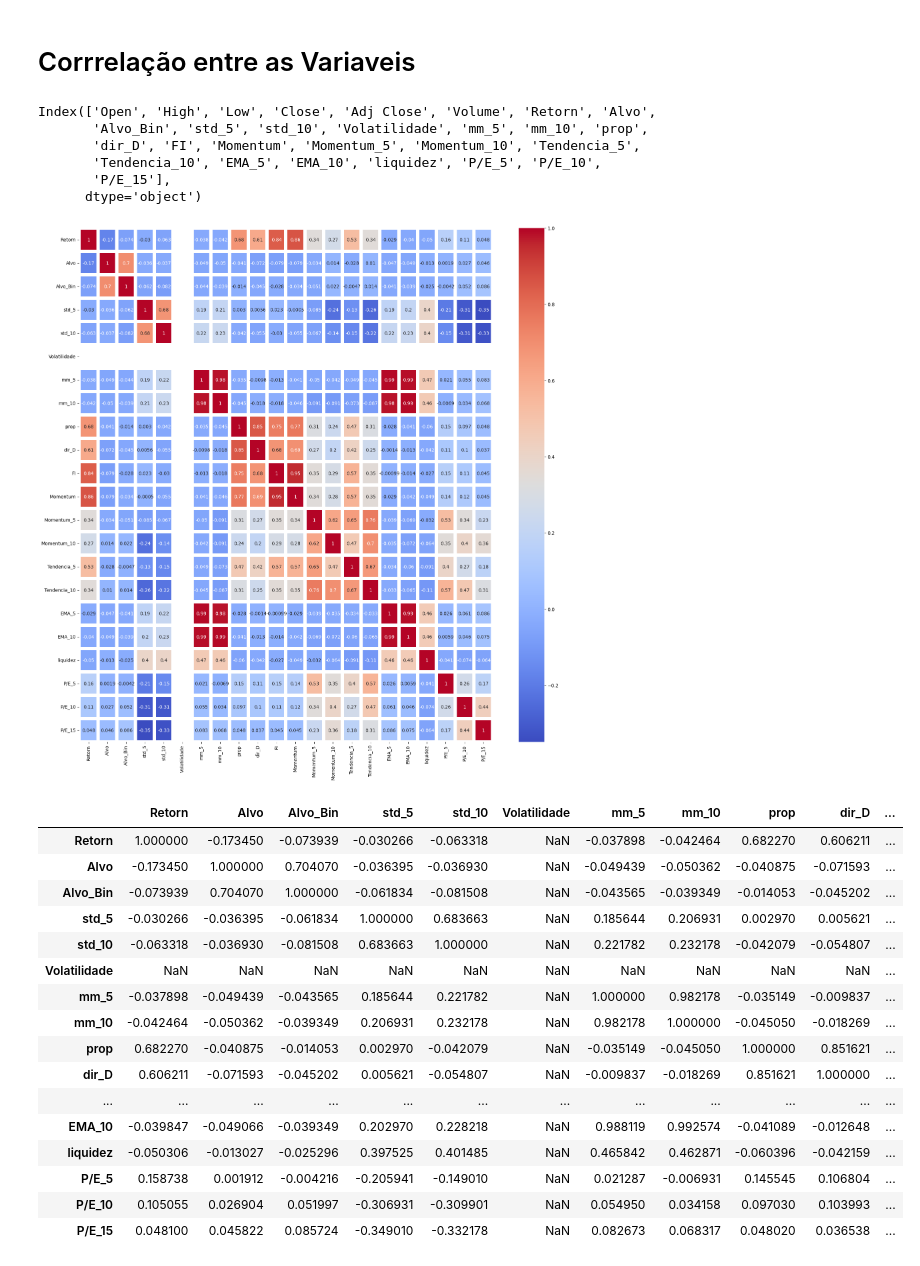
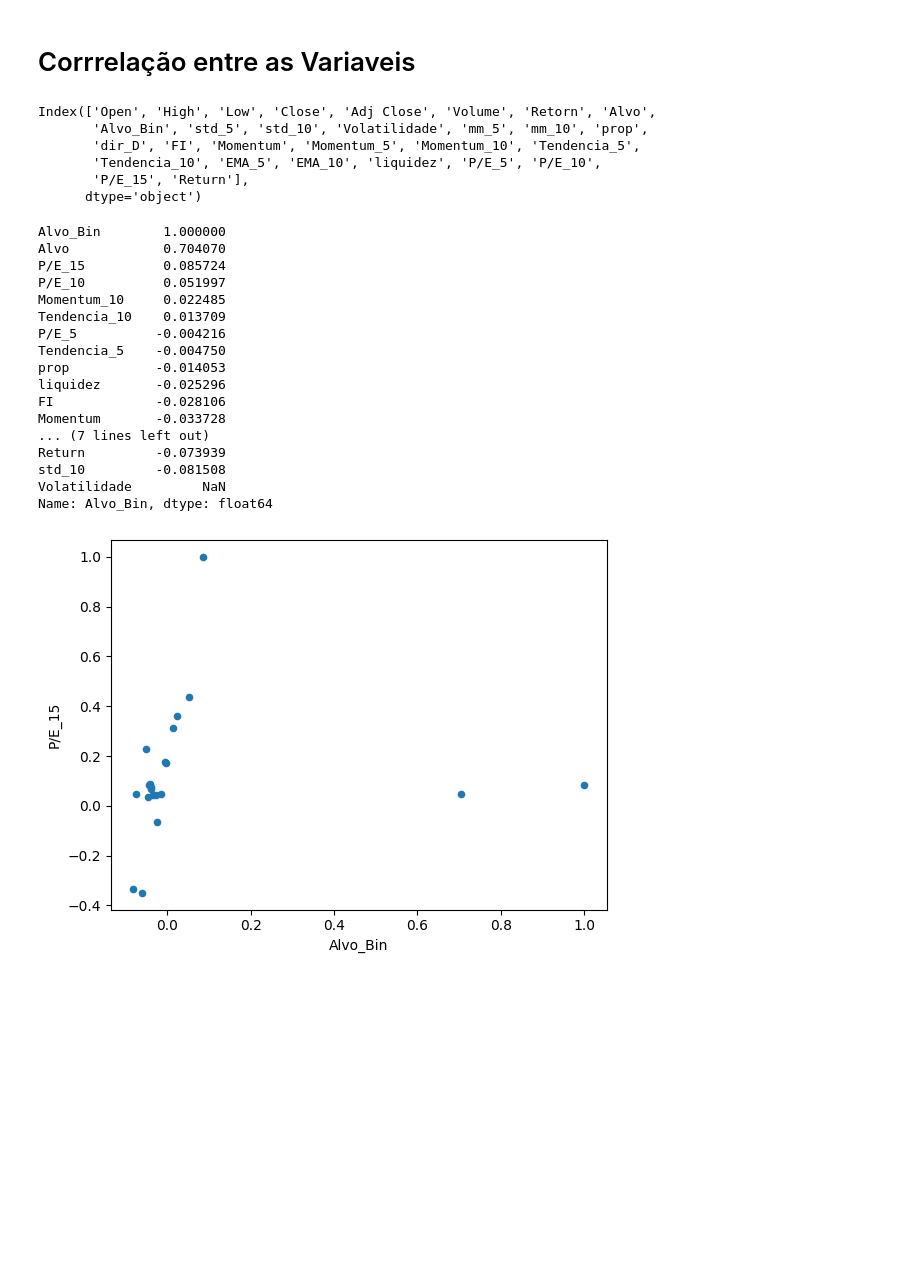
Before and after one commit to marcoswell/Python-Quantitative-Finance, a Jupyter notebook: creating_variables.ipynb, the cells around one changed output. Drawn from its saved outputs; the diff is of its cells as text; code cells hidden in the pictures; blank space fills up the shorter version.

```diff
--- a/creating_variables.ipynb
+++ b/creating_variables.ipynb
@@ -32,9 +37,9 @@ df.head()
 # Criando um alvo para o modelo
 time = 1
 # Retorno diario
-df['Retorn'] = df['Close'].pct_change(time)
+df['Return'] = df['Close'].pct_change(time)
 # adicionando um alvo
-df['Alvo'] = df['Retorn'].shift(-time)
+df['Alvo'] = df['Return'].shift(-time)
 
 # Criação do alvo 1, 0
 
@@ -167,37 +172,36 @@ Index(['Open', 'High', 'Low', 'Close', 'Adj Close', 'Volume', 'Retorn', 'Alvo',
        'Alvo_Bin', 'std_5', 'std_10', 'Volatilidade', 'mm_5', 'mm_10', 'prop',
        'dir_D', 'FI', 'Momentum', 'Momentum_5', 'Momentum_10', 'Tendencia_5',
        'Tendencia_10', 'EMA_5', 'EMA_10', 'liquidez', 'P/E_5', 'P/E_10',
-       'P/E_15'],
+       'P/E_15', 'Return'],
       dtype='object')
 # %%
-variaveis = df_filtrado.iloc[:, 6:df_filtrado.shape[1]]
+variaveis = df_filtrado.iloc[:, 7:df_filtrado.shape[1]]
 # %%
-# Heat Map
-
-variaveis_hm = variaveis.corr()
-
-fig, ax = plt.subplots(figsize=(20,20))
-
-sns.heatmap(variaveis_hm, cmap = 'coolwarm', annot = True, linewidths = 6, ax=ax);
+# correlação
+variaveis_corr = variaveis.corr()
-# %% [output]
-[figure, removed]
 # %%
-variaveis_hm
+# correlação das variaveis com o alvo
+
+variaveis_corr['Alvo_Bin'].sort_values(ascending = False)
 # %% [output]
-|  | Retorn | Alvo | Alvo_Bin | std_5 | std_10 | Volatilidade | mm_5 | mm_10 | prop | dir_D | ... |
-| Retorn | 1.000000 | -0.173450 | -0.073939 | -0.030266 | -0.063318 | NaN | -0.037898 | -0.042464 | 0.682270 | 0.606211 | ... |
-| Alvo | -0.173450 | 1.000000 | 0.704070 | -0.036395 | -0.036930 | NaN | -0.049439 | -0.050362 | -0.040875 | -0.071593 | ... |
-| Alvo_Bin | -0.073939 | 0.704070 | 1.000000 | -0.061834 | -0.081508 | NaN | -0.043565 | -0.039349 | -0.014053 | -0.045202 | ... |
-| std_5 | -0.030266 | -0.036395 | -0.061834 | 1.000000 | 0.683663 | NaN | 0.185644 | 0.206931 | 0.002970 | 0.005621 | ... |
-| std_10 | -0.063318 | -0.036930 | -0.081508 | 0.683663 | 1.000000 | NaN | 0.221782 | 0.232178 | -0.042079 | -0.054807 | ... |
-| Volatilidade | NaN | NaN | NaN | NaN | NaN | NaN | NaN | NaN | NaN | NaN | ... |
-| mm_5 | -0.037898 | -0.049439 | -0.043565 | 0.185644 | 0.221782 | NaN | 1.000000 | 0.982178 | -0.035149 | -0.009837 | ... |
-| mm_10 | -0.042464 | -0.050362 | -0.039349 | 0.206931 | 0.232178 | NaN | 0.982178 | 1.000000 | -0.045050 | -0.018269 | ... |
-| prop | 0.682270 | -0.040875 | -0.014053 | 0.002970 | -0.042079 | NaN | -0.035149 | -0.045050 | 1.000000 | 0.851621 | ... |
-| dir_D | 0.606211 | -0.071593 | -0.045202 | 0.005621 | -0.054807 | NaN | -0.009837 | -0.018269 | 0.851621 | 1.000000 | ... |
-| ... | ... | ... | ... | ... | ... | ... | ... | ... | ... | ... | ... |
-| EMA_10 | -0.039847 | -0.049066 | -0.039349 | 0.202970 | 0.228218 | NaN | 0.988119 | 0.992574 | -0.041089 | -0.012648 | ... |
-| liquidez | -0.050306 | -0.013027 | -0.025296 | 0.397525 | 0.401485 | NaN | 0.465842 | 0.462871 | -0.060396 | -0.042159 | ... |
-| P/E_5 | 0.158738 | 0.001912 | -0.004216 | -0.205941 | -0.149010 | NaN | 0.021287 | -0.006931 | 0.145545 | 0.106804 | ... |
-| P/E_10 | 0.105055 | 0.026904 | 0.051997 | -0.306931 | -0.309901 | NaN | 0.054950 | 0.034158 | 0.097030 | 0.103993 | ... |
-| P/E_15 | 0.048100 | 0.045822 | 0.085724 | -0.349010 | -0.332178 | NaN | 0.082673 | 0.068317 | 0.048020 | 0.036538 | ... |
+Alvo_Bin        1.000000
+Alvo            0.704070
+P/E_15          0.085724
+P/E_10          0.051997
+Momentum_10     0.022485
+Tendencia_10    0.013709
+P/E_5          -0.004216
+Tendencia_5    -0.004750
+prop           -0.014053
+liquidez       -0.025296
+FI             -0.028106
+Momentum       -0.033728
+... (7 lines left out)
+Return         -0.073939
+std_10         -0.081508
+Volatilidade         NaN
+Name: Alvo_Bin, dtype: float64
+# %%
+variaveis_corr.plot(kind= 'scatter', x = 'Alvo_Bin', y='P/E_15');
+# %% [output]
+[figure, added]
```
Also changed, not shown: parts of 4 cells of this notebook, 1 other file.
